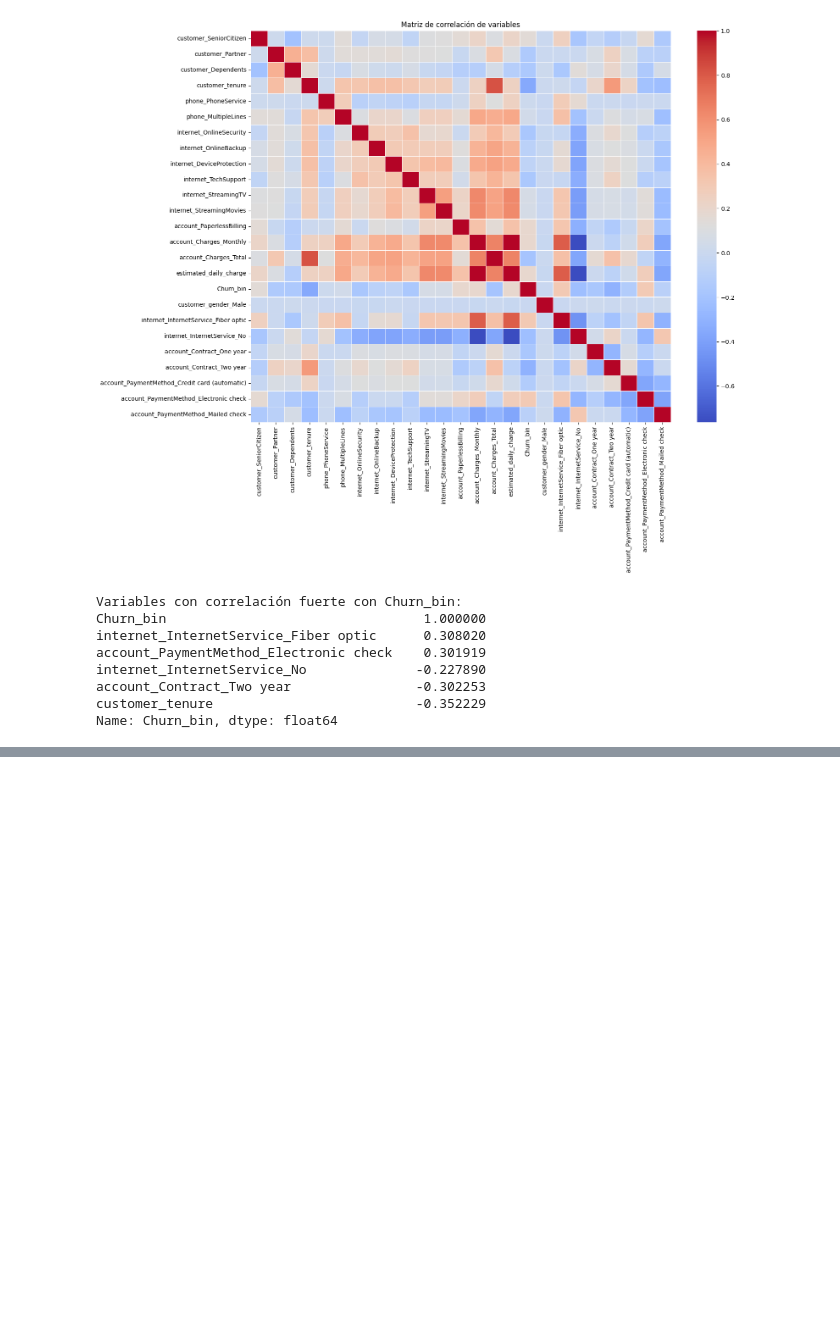
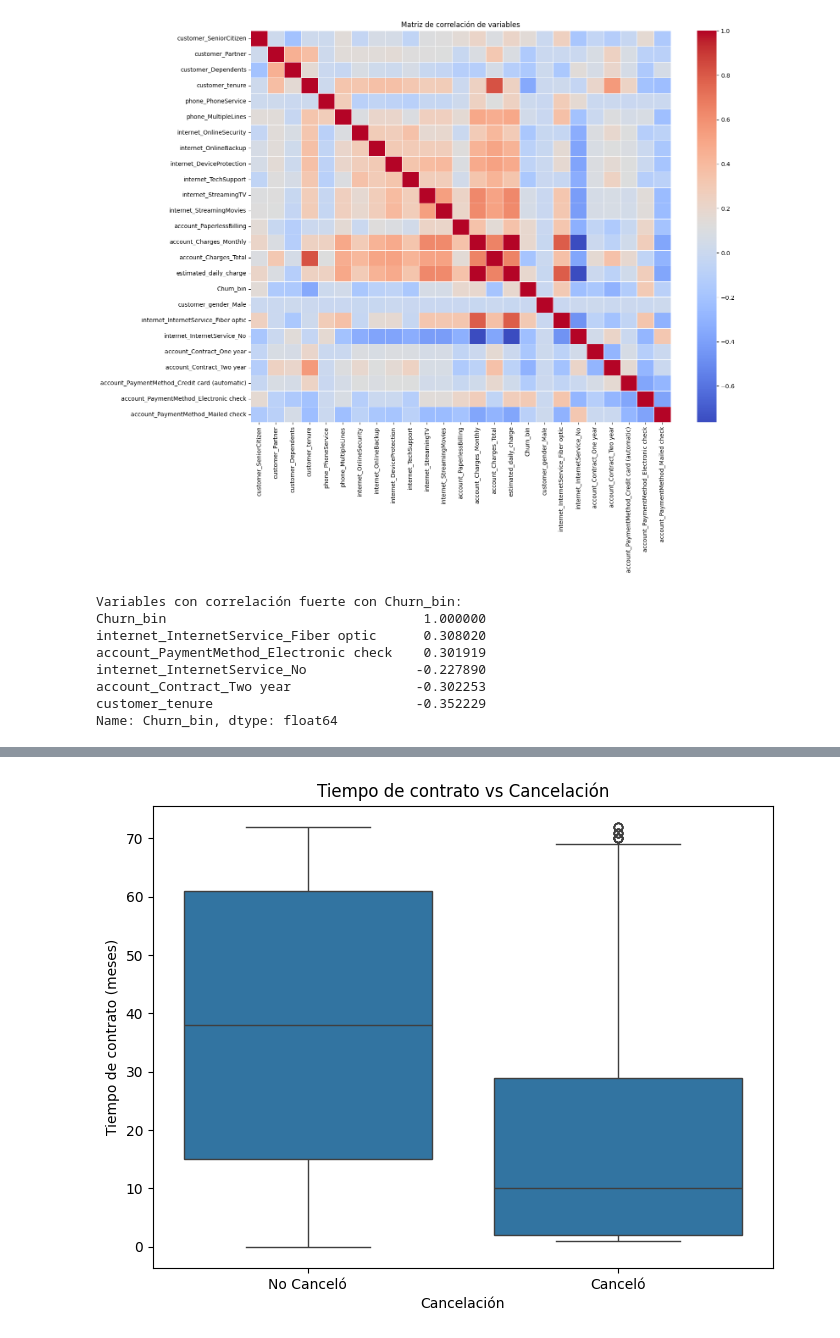
Before and after one commit to Liuz8/Telecom_X_Parte_2, a Jupyter notebook: telecom_X2.ipynb, the cells around one changed output, grey strips where cells are left out. Drawn from its saved outputs; the diff is of its cells as text; code cells hidden in the pictures; blank space fills up the shorter version.

```diff
--- a/telecom_X2.ipynb
+++ b/telecom_X2.ipynb
@@ -310,0 +321,10 @@ Name: Churn_bin, dtype: float64
+# %%
+plt.figure(figsize=(8,6))
+sns.boxplot(x='Churn_bin', y='customer_tenure', data=df_encoded)
+plt.xticks([0,1], ['No Canceló', 'Canceló'])
+plt.title('Tiempo de contrato vs Cancelación')
+plt.xlabel('Cancelación')
+plt.ylabel('Tiempo de contrato (meses)')
+plt.show()
+# %% [output]
+[figure, added]
```
Also changed, not shown: parts of 3 cells of this notebook.
